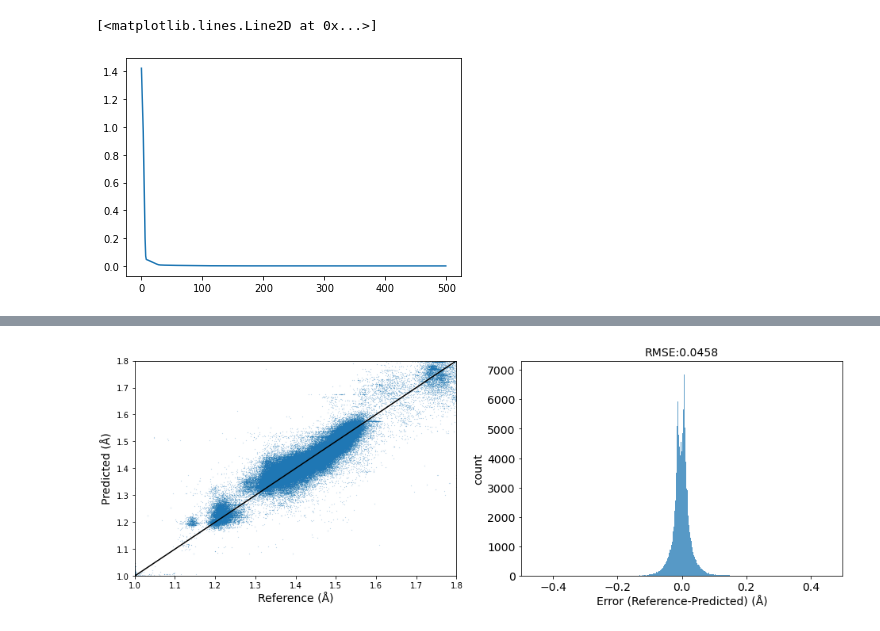
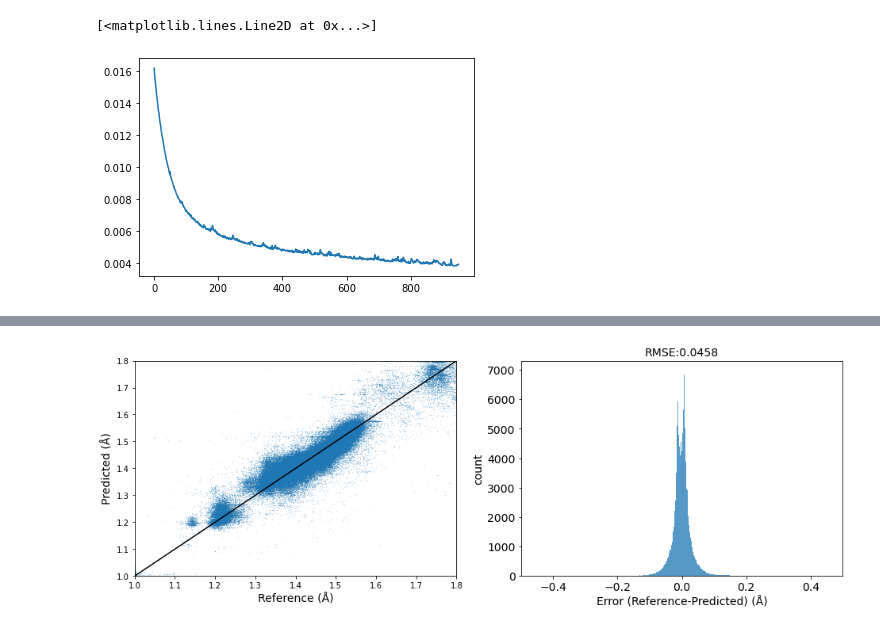
Before and after one commit to cschlick/phenix_fragments, a Jupyter notebook: notebooks/training/GNN Bonds.ipynb, the cells around one changed output, grey strips where cells are left out. Drawn from its saved outputs; the diff is of its cells as text; code cells hidden in the pictures.

Commit message:
Reorganize notebooks. Separate prediction from readout. Add normalization to message passing. Update dependencies.

```diff
--- a/notebooks/training/GNN Bonds.ipynb
+++ b/notebooks/training/GNN Bonds.ipynb
@@ -22,3 +22,5 @@ files = [file for file in folder.glob("**/*") if "geo" in file.name and file.suf
+# %%
+files = files_geo
 # %%
 mols = []
 debug = False
@@ -59,42 +43,56 @@ Failed Expression: !(boost::edge(atomIdx1, atomIdx2, d_graph).second)
 # %%
 # set up dataset, train/test split
 dataset_train, dataset_test = dataset.train_test_split(test_fraction=0.1)
-batches = list(dataset_train.batches(n_batches=128))
 # %%
 label_name = "distance"
 fragment_size = 2
-hidden_units = 64
-
+hidden_units = 256
+dropout = 0.01
 
 atom_feature_shape = tuple(dataset[0].fragment_graph.nodes["atom"].data["h0"].shape)
 message_passing = MessagePassingBonded(feature_units=atom_feature_shape[1],
                                        hidden_units=hidden_units,
-                                       nlayers=4,
-                                       )
+                                       nlayers=6,
+                                       dropout=dropout,
+                                       norm = MessagePassingBonded.normalize,
+                                       sage_activation=torch.nn.functional.leaky_relu)
 
 
 readout = ReadoutJanossyLinear(hidden_units*fragment_size, # input units
                                hidden_units*fragment_size, # hidden units
-                               1, #output units
-                               n_hid_layers=3,
+                               n_hid_layers=2,
+                               pool_func=torch.mean,
                                label_name=label_name,
+                               dropout=dropout,
                                fragment_size=fragment_size)
 
-model = torch.nn.Sequential(message_passing,readout)
+predictor = MLPPredictor(hidden_units*fragment_size,
+                         hidden_units*fragment_size,
+                         1,
+                         dropout=dropout,
+                         label_name=label_name)
+
+model = torch.nn.Sequential(message_passing,readout,predictor)
 opt = torch.optim.Adam(model.parameters(),lr=1e-5)
-metric = torch.nn.MSELoss()
+#metric = torch.nn.MSELoss()
+from torchmetrics import MeanAbsolutePercentageError
+metric = MeanAbsolutePercentageError()
 # %%
 # Training loop
-gpuid = 0
+gpuid = 1
 
 
 if gpuid is not None:
   model = model.to("cuda:"+str(gpuid))
-
+  metric = metric.to("cuda:"+str(gpuid))
 epoch_losses = []
-n_epoch=500
-
+n_epoch=1000
+n_batches = 128
+#batches = list(dataset_train.batches(n_batches=n_batches))
+shuffle_per_epochs=50
 for epoch in tqdm.tqdm(range(n_epoch)):
+  if epoch==0 or epoch % shuffle_per_epochs ==0:
+    batches = list(dataset_train.batches(n_batches=n_batches))
   batch_losses = []
   for batch in batches:
     if gpuid is not None:
@@ -110,7 +108,7 @@ for epoch in tqdm.tqdm(range(n_epoch)):
   epoch_losses.append(np.mean(batch_losses))
 # %%
 import matplotlib.pyplot as plt
-plt.plot(epoch_losses)
+plt.plot(epoch_losses[50:])
 # %% [output]
 [<matplotlib.lines.Line2D at 0x...>]
-[figure, old version]
+[figure, new version]
```
Also changed, not shown: parts of 6 cells of this notebook, 17 other files.
